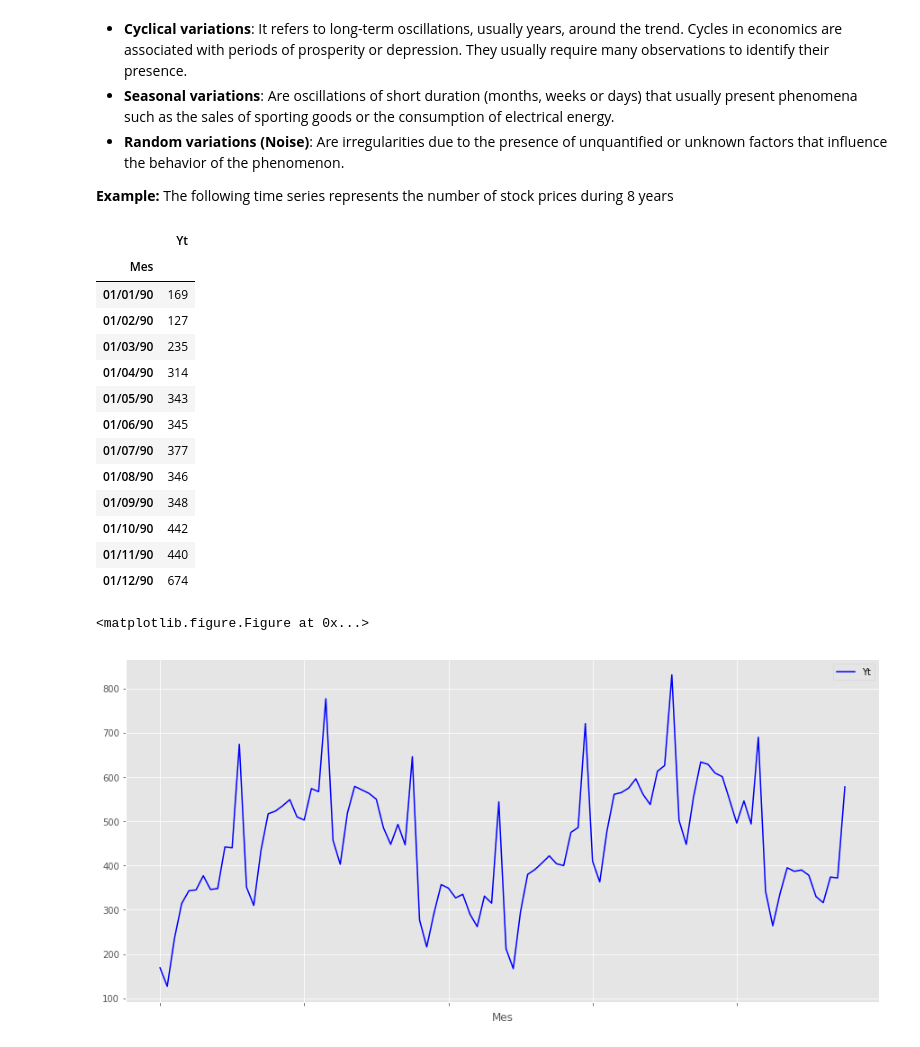
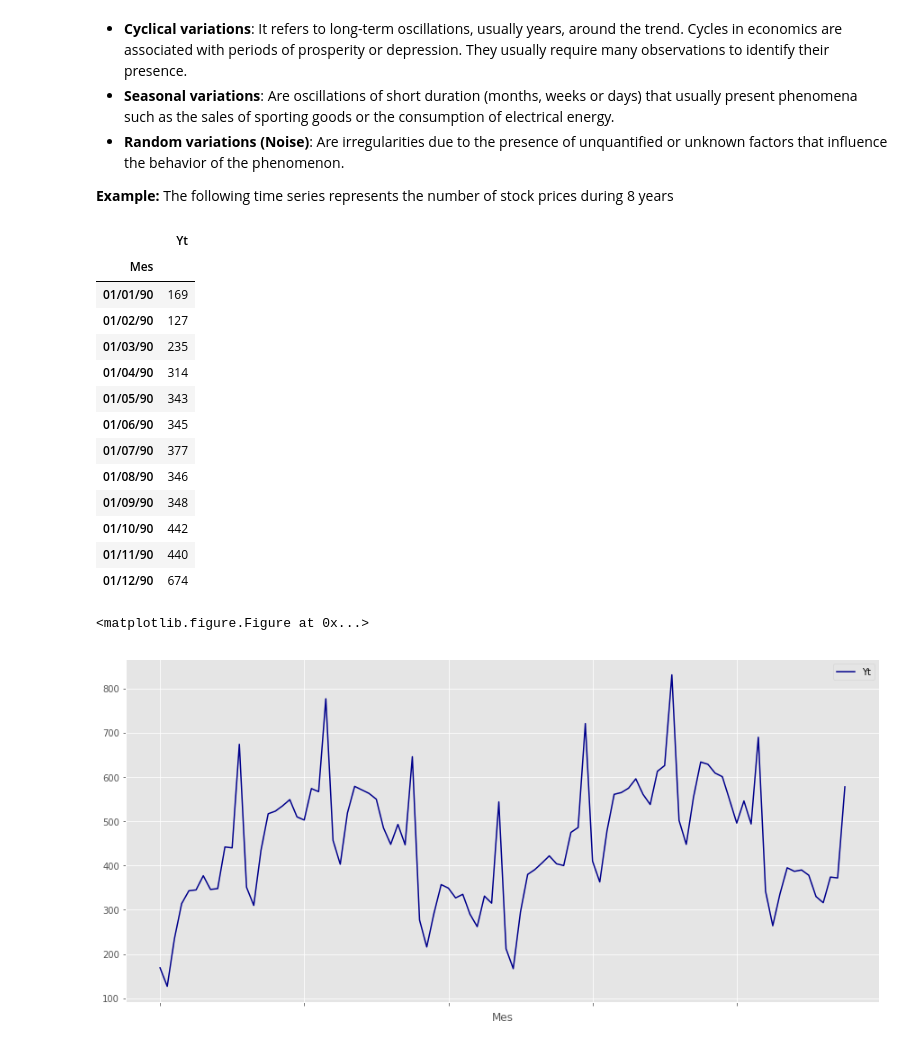
Before and after one commit to ErickEduardoAH/TimeSeriesAnalysis, a Jupyter notebook: 1.1 Time Series Descriptive Models - time series smoothing methods.ipynb, the cells around one changed output. Saved outputs shown, nothing was run; the diff lists cells and outputs as text; code cells hidden in the pictures.

```diff
--- a/1.1 Time Series Descriptive Models - time series smoothing methods.ipynb
+++ b/1.1 Time Series Descriptive Models - time series smoothing methods.ipynb
@@ -29,30 +29,30 @@ From the descriptive point of view we can consider a time series as a set of tup
 # %%
 %matplotlib inline
 import matplotlib.pyplot as plt
 import pandas as pd
 timeSeriesPD = pd.read_csv('DataSets/precios.csv',index_col='Mes')
 display(timeSeriesPD[:12])
 plt.style.use('ggplot')
 plt.figure(figsize=(12,7))
-timeSeriesPD[['Yt']].plot(figsize=(15,7),color='blue')
+timeSeriesPD[['Yt']].plot(figsize=(15,7),color='darkblue')
 plt.show()
 # %% [output]
 |  | Yt |
 | Mes |  |
 | 01/01/90 | 169 |
 | 01/02/90 | 127 |
 | 01/03/90 | 235 |
 | 01/04/90 | 314 |
 | 01/05/90 | 343 |
 | 01/06/90 | 345 |
 | 01/07/90 | 377 |
 | 01/08/90 | 346 |
 | 01/09/90 | 348 |
 | 01/10/90 | 442 |
 | 01/11/90 | 440 |
 | 01/12/90 | 674 |
 <matplotlib.figure.Figure at 0x...>
-[figure, old version]
+[figure, new version]
 # %% [markdown]
 ## Moving average smoothing
 ___
```
Also changed, not shown: parts of 4 cells of this notebook, 1 other file.
